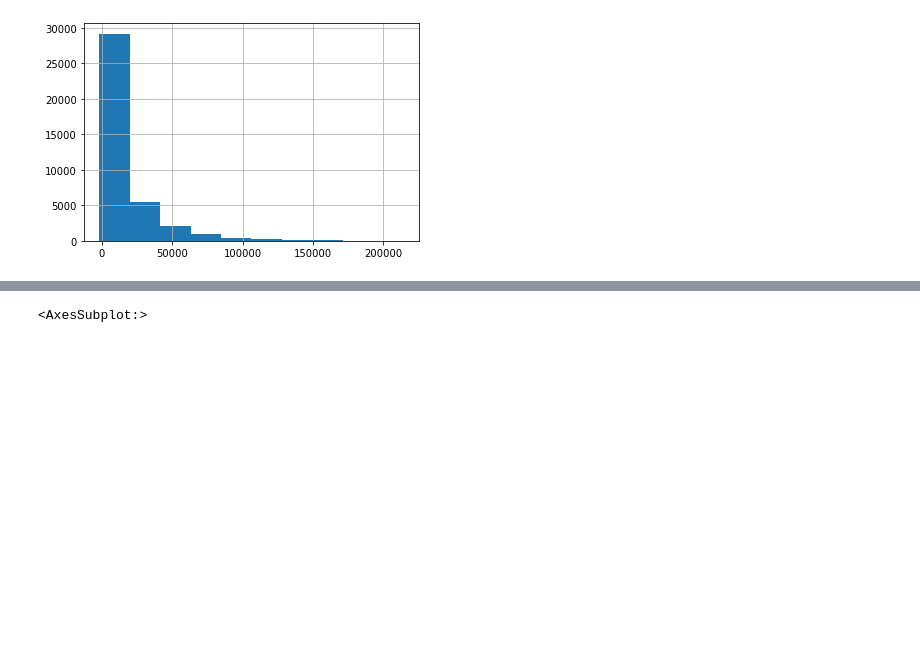
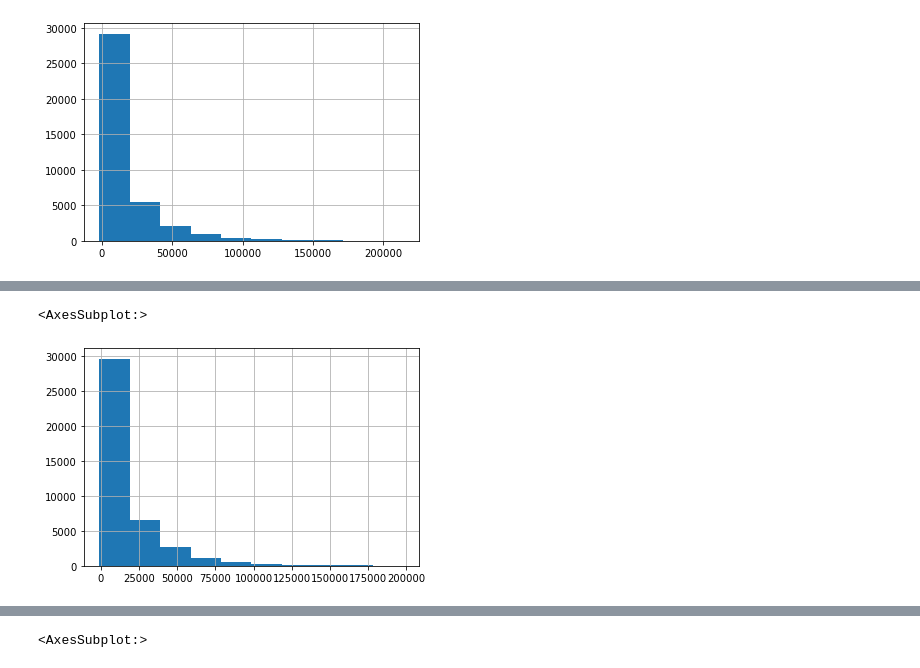
Before and after one commit to joann-balraj/Walmart_Analysis, a Jupyter notebook: Workbook.ipynb, the cells around one changed output, grey strips where cells are left out. Cells and saved outputs as stored; diff of their text form; code cells hidden in the pictures; blank space fills up the shorter version.

```diff
--- a/Workbook.ipynb
+++ b/Workbook.ipynb
@@ -177,0 +193,5 @@ March.Weekly_Sales.hist()
+# %%
+July.Weekly_Sales.hist()
+# %% [output]
+<AxesSubplot:>
+[figure, added]
```
Also changed, not shown: parts of 7 cells of this notebook.
